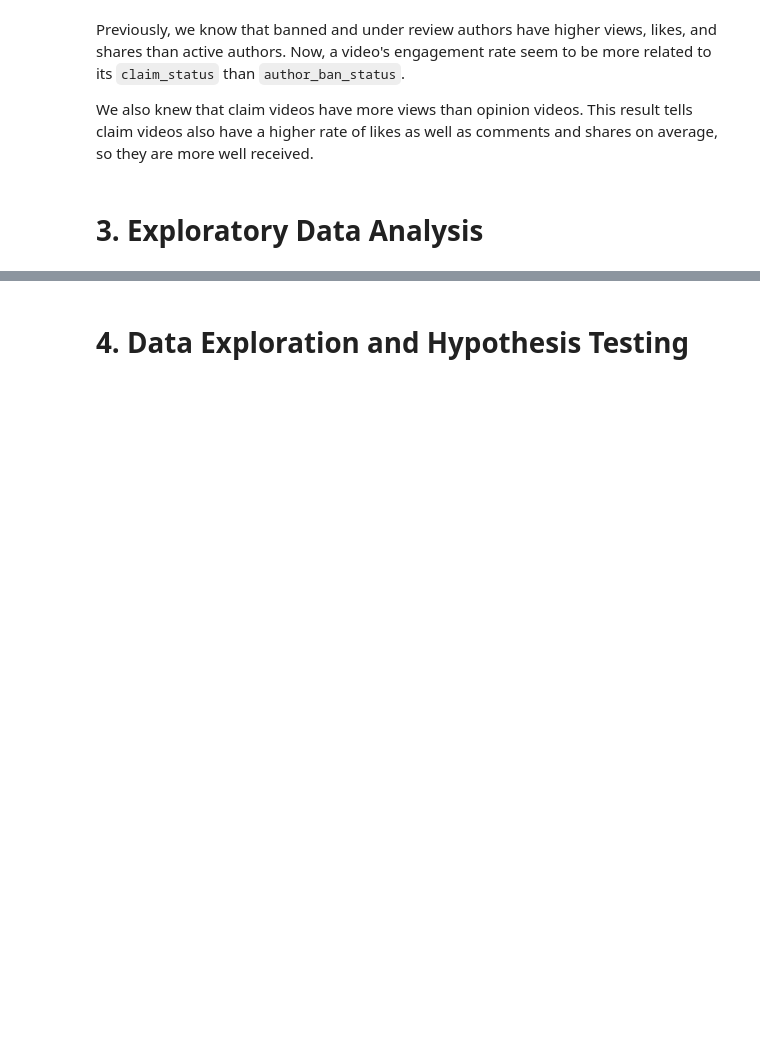
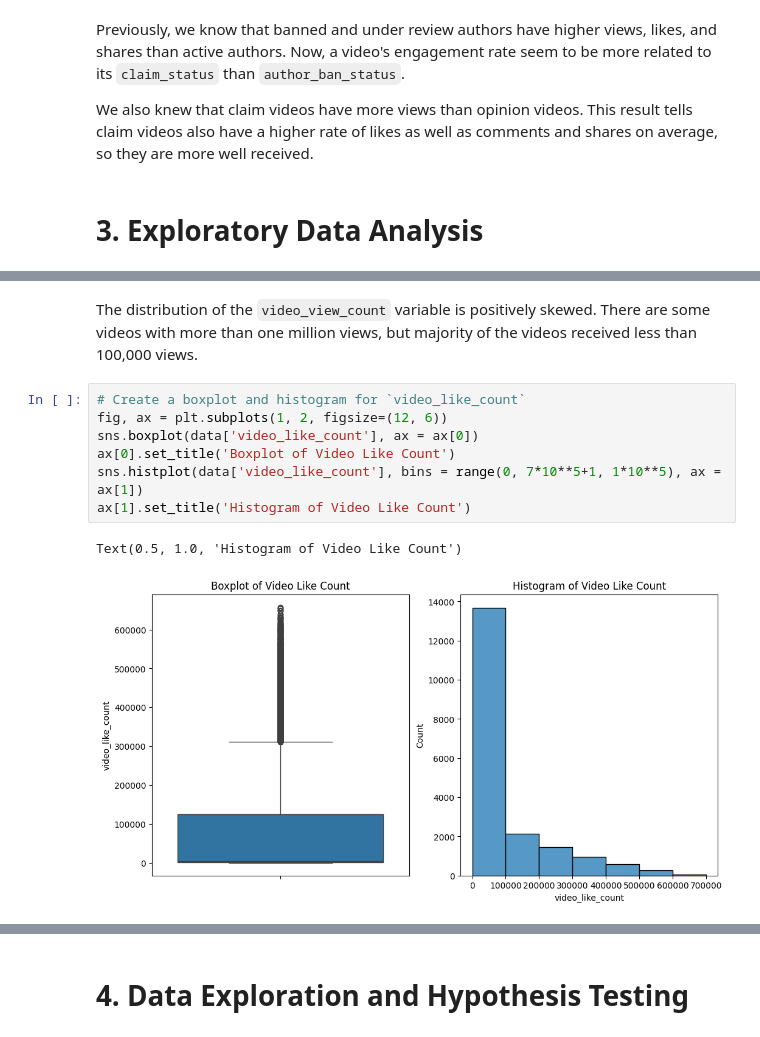
Before and after one commit to hugocheong/tiktok-claims-classification, a Jupyter notebook: claims-project.ipynb, the cells around one changed output, grey strips where cells are left out. Cells and saved outputs as stored; diff of their text form; blank space fills up the shorter version.

```diff
--- a/claims-project.ipynb
+++ b/claims-project.ipynb
@@ -190,0 +220,12 @@ We also knew that claim videos have more views than opinion videos. This result
+# %% [markdown]
+The distribution of the `video_view_count` variable is positively skewed. There are some videos with more than one million views, but majority of the videos received less than 100,000 views.
+# %%
+# Create a boxplot and histogram for `video_like_count`
+fig, ax = plt.subplots(1, 2, figsize=(12, 6))
+sns.boxplot(data['video_like_count'], ax = ax[0])
+ax[0].set_title('Boxplot of Video Like Count')
+sns.histplot(data['video_like_count'], bins = range(0, 7*10**5+1, 1*10**5), ax = ax[1])
+ax[1].set_title('Histogram of Video Like Count')
+# %% [output]
+Text(0.5, 1.0, 'Histogram of Video Like Count')
+[figure, added]
```
Also changed, not shown: parts of 12 cells of this notebook.
